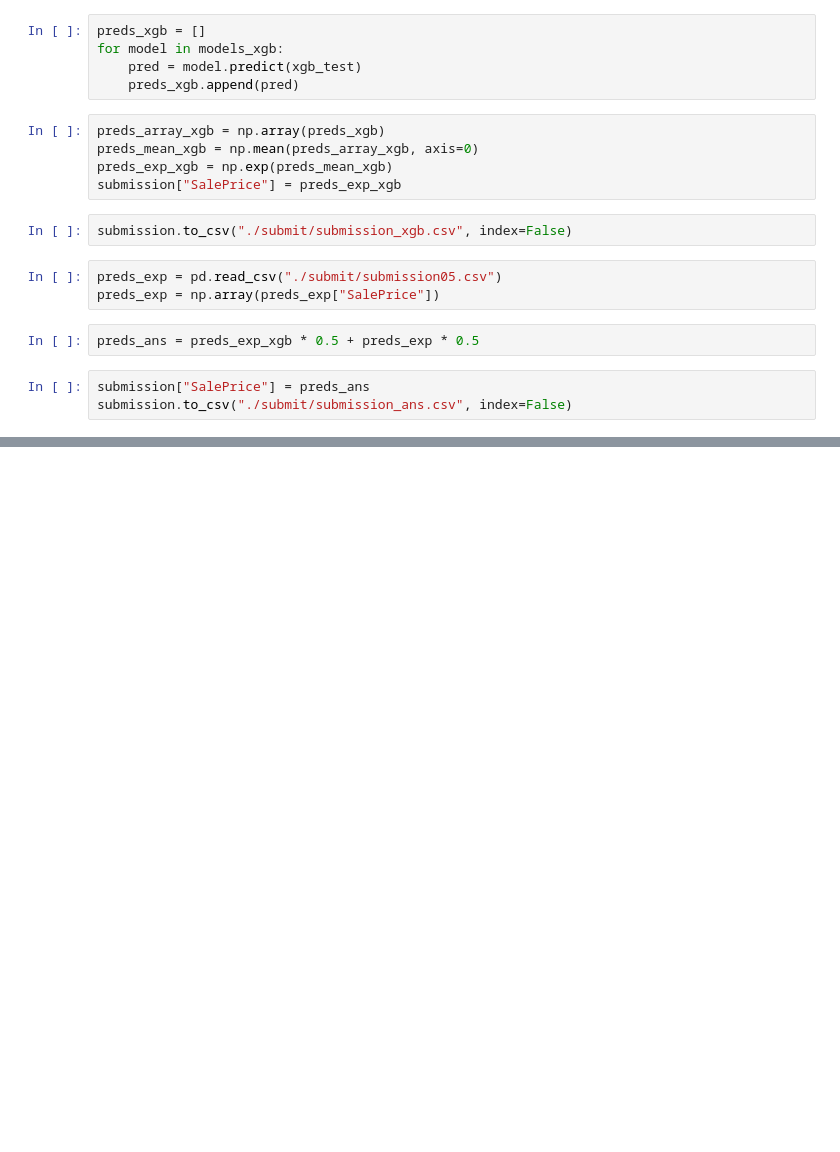
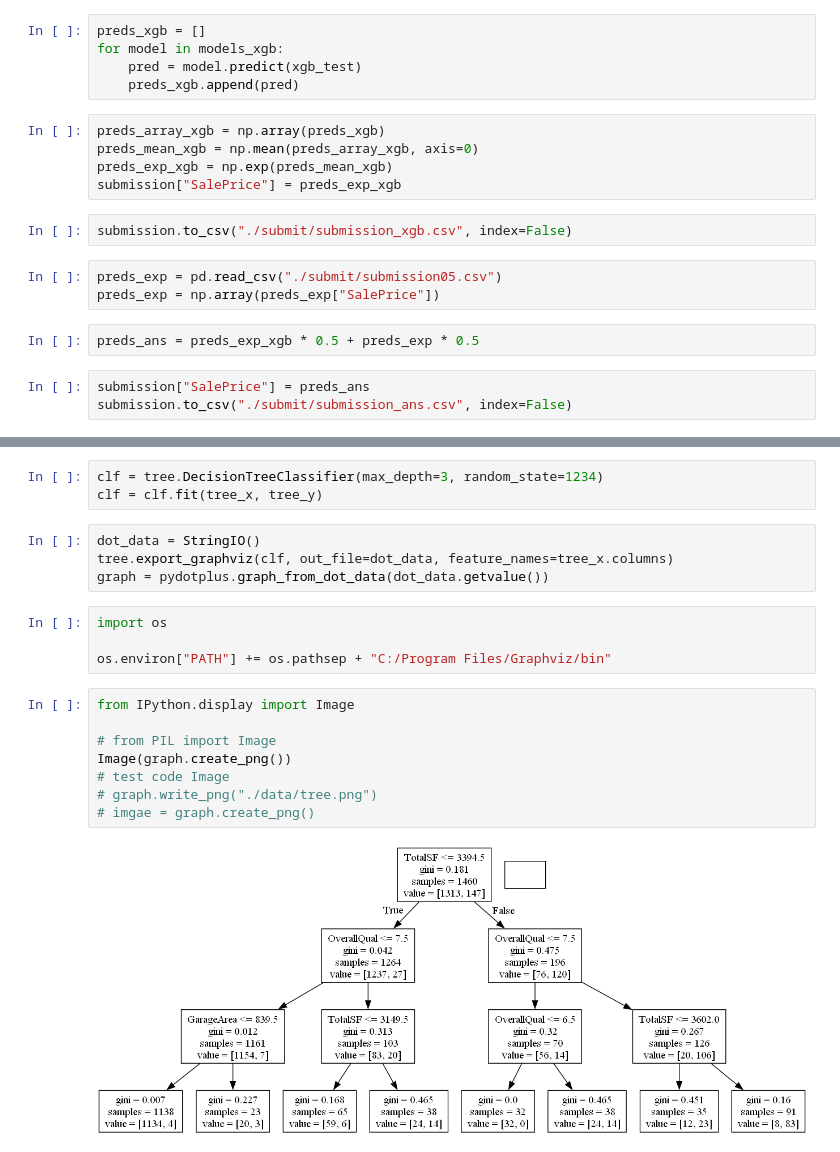
Before and after one commit to freshmea/chungnam_chatbot, a Jupyter notebook: kaggle_book/kaggleHousePrice2.ipynb, the cells around one changed output, grey strips where cells are left out. Drawn from its saved outputs; the diff is of its cells as text; blank space fills up the shorter version.

```diff
--- a/kaggle_book/kaggleHousePrice2.ipynb
+++ b/kaggle_book/kaggleHousePrice2.ipynb
@@ -402,0 +676,21 @@ submission.to_csv("./submit/submission_ans.csv", index=False)
+# %%
+clf = tree.DecisionTreeClassifier(max_depth=3, random_state=1234)
+clf = clf.fit(tree_x, tree_y)
+# %%
+dot_data = StringIO()
+tree.export_graphviz(clf, out_file=dot_data, feature_names=tree_x.columns)
+graph = pydotplus.graph_from_dot_data(dot_data.getvalue())
+# %%
+import os
+
+os.environ["PATH"] += os.pathsep + "C:/Program Files/Graphviz/bin"
+# %%
+from IPython.display import Image
+
+# from PIL import Image
+Image(graph.create_png())
+# test code Image
+# graph.write_png("./data/tree.png")
+# imgae = graph.create_png()
+# %% [output]
+[figure, added]
```
Also changed, not shown: parts of 37 cells of this notebook, 1 other file.
